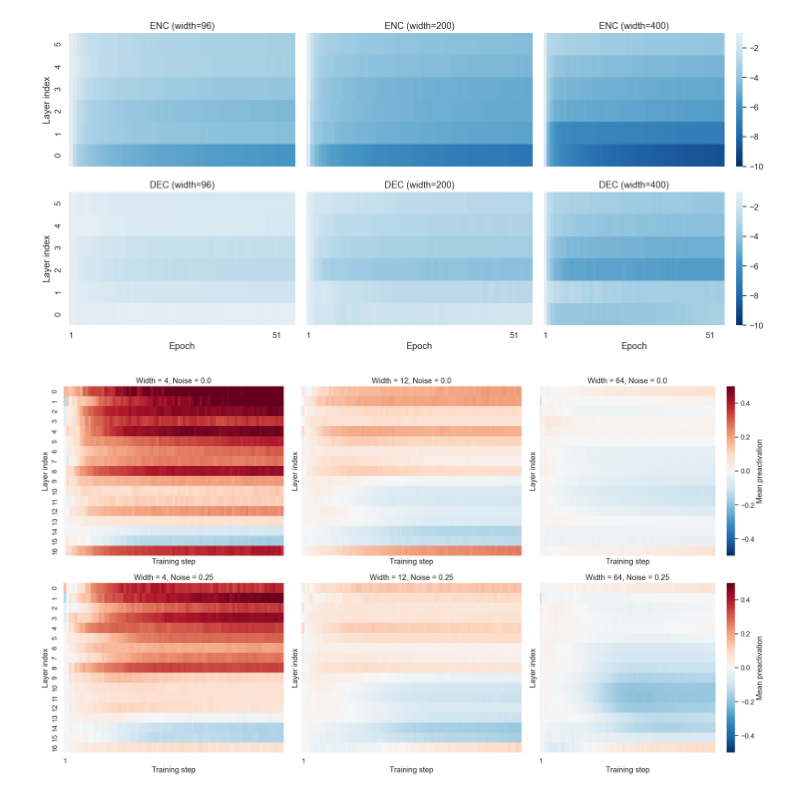
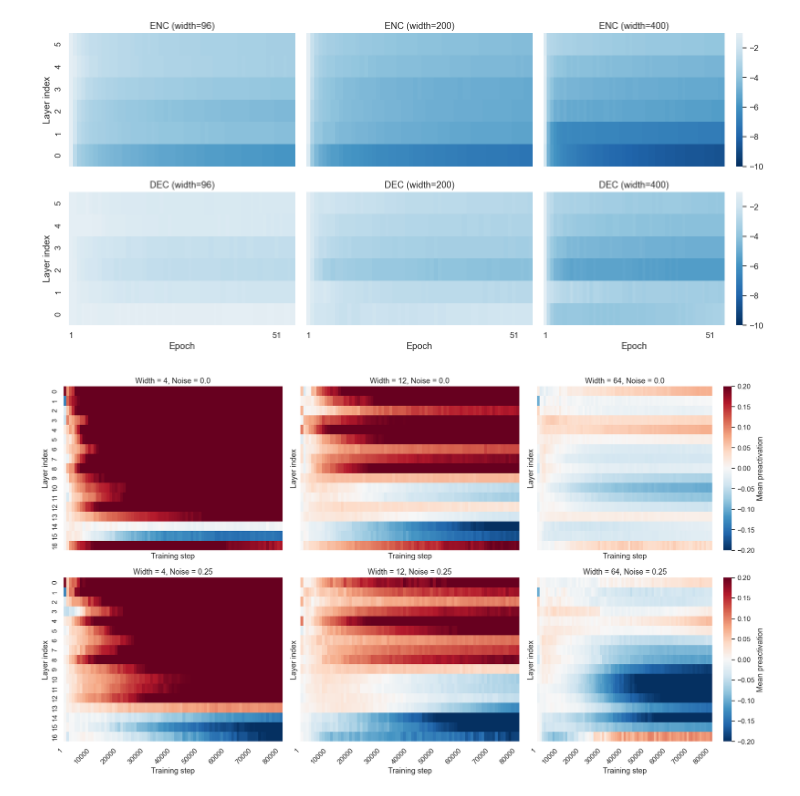
Before and after one commit to andrei-lucian/MSc_Thesis, a Jupyter notebook: results.ipynb, the cells around one changed output. Saved outputs shown, nothing was run; the diff lists cells and outputs as text; code cells hidden in the pictures.

```diff
--- a/results.ipynb
+++ b/results.ipynb
@@ -731,24 +731,24 @@ import re
 # Helper: load a metrics.csv file and extract metadata
 # ---------------------------------------------------------
 def load_experiment_csv(path: Path):
-    with open(path, "r") as f:
-        meta_header = f.readline().strip().split(",")
-        meta_values = f.readline().strip().split(",")
-    meta = dict(zip(meta_header, meta_values))
-    logs = pd.read_csv(path, skiprows=2)
-    return meta, logs
+	with open(path, "r") as f:
+		meta_header = f.readline().strip().split(",")
+		meta_values = f.readline().strip().split(",")
+	meta = dict(zip(meta_header, meta_values))
+	logs = pd.read_csv(path, skiprows=2)
+	return meta, logs
 
 
 # ---------------------------------------------------------
 # Load all experiment CSVs from a multirun directory
 # ---------------------------------------------------------
-base = Path("results/2025-10-30_BaseNet/default")  # adjust path if needed
+base = Path("results/2025-10-30_BaseNet_NoWD/default")   # adjust path if needed
 results = []
 
 for csv_path in base.rglob("metrics.csv"):
-    meta, logs = load_experiment_csv(csv_path)
-    logs = logs.assign(**meta)
-    results.append(logs)
+	meta, logs = load_experiment_csv(csv_path)
+	logs = logs.assign(**meta)
+	results.append(logs)
 
 df = pd.concat(results, ignore_index=True)
 
@@ -800,40 +800,49 @@ for i, noise in enumerate(noise_levels):
         # Parse layer index
         df_long["layer"] = df_long["layer"].apply(lambda s: int(re.search(r"p_layer(\d+)", s).group(1)))
 
-        # Average across seeds (per layer, step, noise)
+        # Average across seeds (per layer, step)
         df_mean = (
             df_long.groupby(["layer", "step"], as_index=False)
             .agg(p_value=("p_value", "mean"))
         )
 
         # Pivot → rows=layer, columns=step
         pivot = df_mean.pivot(index="layer", columns="step", values="p_value")
-
-        # Sort both axes
         pivot = pivot.sort_index(axis=0).sort_index(axis=1)
 
         # Plot
         sns.heatmap(
             pivot,
             ax=ax,
             cmap="RdBu_r",
             center=0,
-            vmin=-0.5, vmax=0.5,
-            xticklabels=100,
+            vmin=-0.2, vmax=0.2,
+            xticklabels=False,  # we'll manually handle tick labels below
             yticklabels=True,
             cbar=(j == len(widths) - 1),
             cbar_kws={"label": "Mean preactivation"} if j == len(widths) - 1 else None
         )
 
         # Titles and labels
         ax.set_title(f"Width = {w}, Noise = {noise}")
         ax.set_xlabel("Training step")
         ax.set_ylabel("Layer index")
 
+        # -------------------------------------------------
+        # Fix x-axis ticks → show fewer (every ~10th step)
+        # -------------------------------------------------
+        steps = pivot.columns.to_numpy()
+        num_steps = len(steps)
+        tick_stride = max(1, num_steps // 8)   # show about 8 tick labels
+        tick_idx = range(0, num_steps, tick_stride)
+
+        ax.set_xticks(tick_idx)
+        ax.set_xticklabels([int(steps[i]) for i in tick_idx], rotation=45, ha="right")
+
 plt.tight_layout()
 plt.show()
 # %% [output]
-[figure, old version]
+[figure, new version]
 # %%
 import pandas as pd
 import matplotlib.pyplot as plt
```
Also changed, not shown: parts of 19 cells of this notebook, 10 other files.
